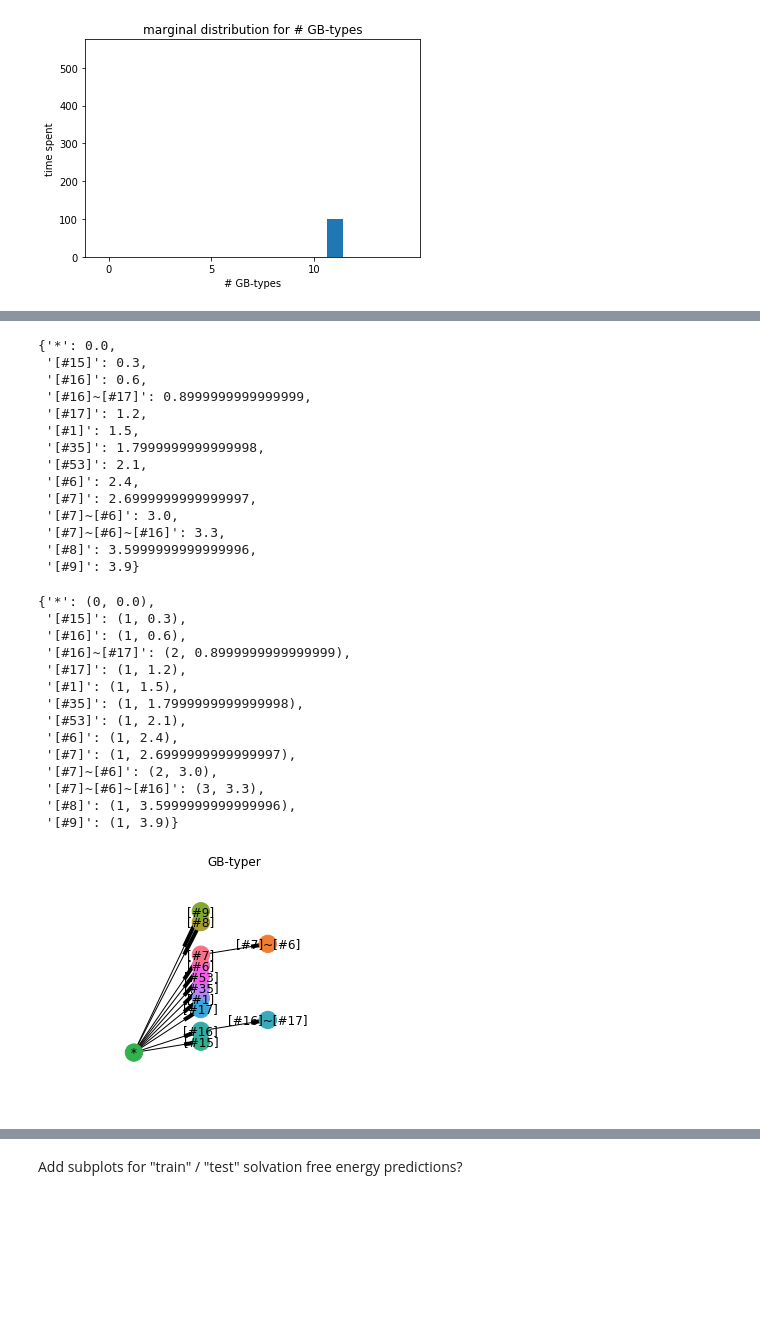
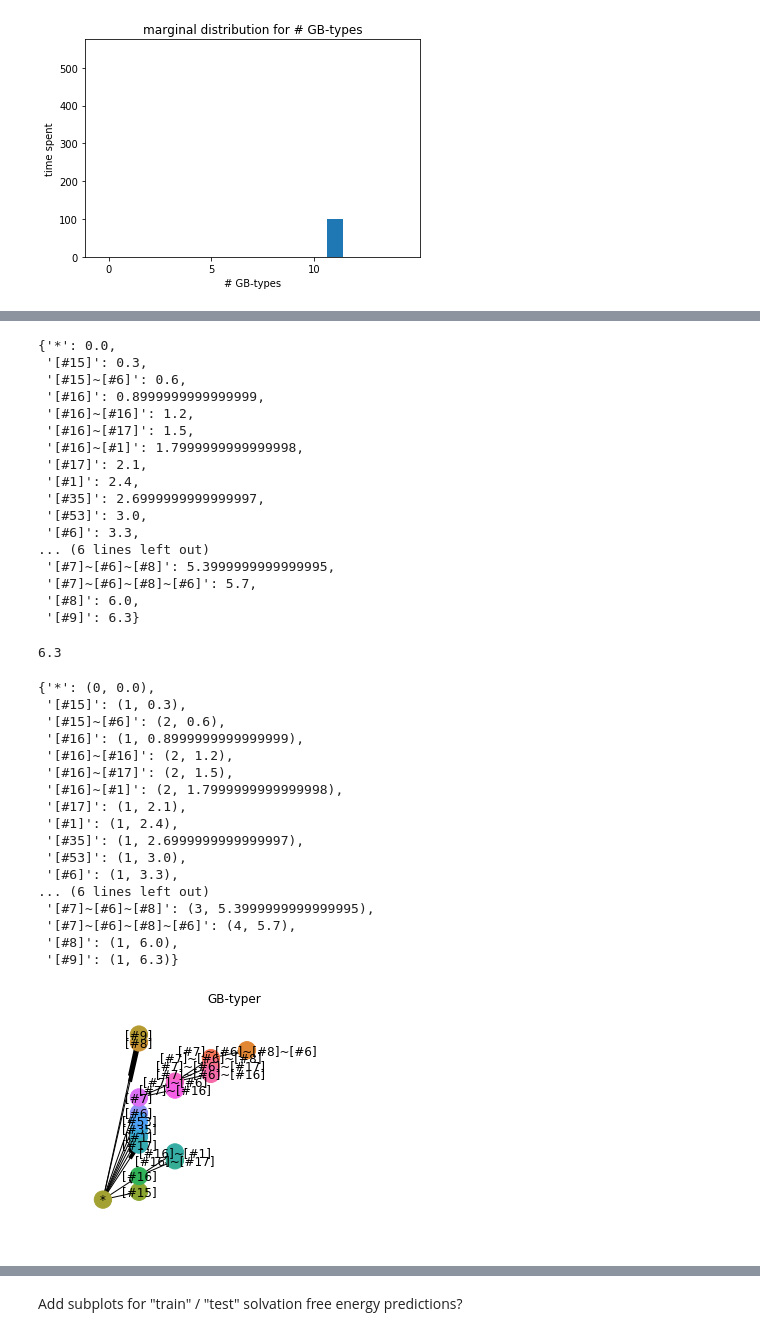
Before and after one commit to openforcefield/bayes-implicit-solvent, a Jupyter notebook: notebooks/plot rjmc typing trees.ipynb, the cells around one changed output, grey strips where cells are left out. Cells and saved outputs as stored; diff of their text form; code cells hidden in the pictures; blank space fills up the shorter version.

```diff
--- a/notebooks/plot rjmc typing trees.ipynb
+++ b/notebooks/plot rjmc typing trees.ipynb
@@ -13,4 +14,4 @@ glob('../bayes_implicit_solvent/rjmc_experiments/bugfixed_*gaussian_ll.pkl')
  '../bayes_implicit_solvent/rjmc_experiments/bugfixed_tree_rjmc_run_n_compounds=321_n_iter=1000_gaussian_ll.pkl']
 # %%
-with open('../bayes_implicit_solvent/rjmc_experiments/bugfixed_tree_rjmc_run_n_compounds=321_n_iter=1000_gaussian_ll.pkl', 'rb') as f:
+with open('../bayes_implicit_solvent/rjmc_experiments/bugfixed_tree_rjmc_run_n_compounds=321_n_iter=5000_gaussian_ll.pkl', 'rb') as f:
     result = load(f)
@@ -229,0 +249,4 @@ for i in range(len(all_types)):
+# %%
+for y, n in zip(ys, all_types):
+    if np.min(y) < 0:
+        print(n)
@@ -321,49 +369,59 @@ height_dict
 # %% [output]
 {'*': 0.0,
  '[#15]': 0.3,
- '[#16]': 0.6,
- '[#16]~[#17]': 0.8999999999999999,
- '[#17]': 1.2,
- '[#1]': 1.5,
- '[#35]': 1.7999999999999998,
- '[#53]': 2.1,
- '[#6]': 2.4,
- '[#7]': 2.6999999999999997,
- '[#7]~[#6]': 3.0,
- '[#7]~[#6]~[#16]': 3.3,
- '[#8]': 3.5999999999999996,
- '[#9]': 3.9}
+ '[#15]~[#6]': 0.6,
+ '[#16]': 0.8999999999999999,
+ '[#16]~[#16]': 1.2,
+ '[#16]~[#17]': 1.5,
+ '[#16]~[#1]': 1.7999999999999998,
+ '[#17]': 2.1,
+ '[#1]': 2.4,
+ '[#35]': 2.6999999999999997,
+ '[#53]': 3.0,
+ '[#6]': 3.3,
+... (6 lines left out)
+ '[#7]~[#6]~[#8]': 5.3999999999999995,
+ '[#7]~[#6]~[#8]~[#6]': 5.7,
+ '[#8]': 6.0,
+ '[#9]': 6.3}
+# %%
+max(height_dict.values())
+# %% [output]
+6.3
 # %%
 pos_dict = dict(zip(all_types, [(depth_dict[t], height_dict[t]) for t in all_types]))
 pos_dict
 # %% [output]
 {'*': (0, 0.0),
  '[#15]': (1, 0.3),
- '[#16]': (1, 0.6),
- '[#16]~[#17]': (2, 0.8999999999999999),
- '[#17]': (1, 1.2),
- '[#1]': (1, 1.5),
- '[#35]': (1, 1.7999999999999998),
- '[#53]': (1, 2.1),
- '[#6]': (1, 2.4),
- '[#7]': (1, 2.6999999999999997),
- '[#7]~[#6]': (2, 3.0),
- '[#7]~[#6]~[#16]': (3, 3.3),
- '[#8]': (1, 3.5999999999999996),
- '[#9]': (1, 3.9)}
+ '[#15]~[#6]': (2, 0.6),
+ '[#16]': (1, 0.8999999999999999),
+ '[#16]~[#16]': (2, 1.2),
+ '[#16]~[#17]': (2, 1.5),
+ '[#16]~[#1]': (2, 1.7999999999999998),
+ '[#17]': (1, 2.1),
+ '[#1]': (1, 2.4),
+ '[#35]': (1, 2.6999999999999997),
+ '[#53]': (1, 3.0),
+ '[#6]': (1, 3.3),
+... (6 lines left out)
+ '[#7]~[#6]~[#8]': (3, 5.3999999999999995),
+ '[#7]~[#6]~[#8]~[#6]': (4, 5.7),
+ '[#8]': (1, 6.0),
+ '[#9]': (1, 6.3)}
 # %%
 def draw_typing_tree(tree):
     node_color = [color_dict[n] for n in tree.G.nodes()]
     nx.draw_networkx(tree.G, pos=pos_dict, node_color=node_color)
-    plt.xlim(-1,4)
-    plt.ylim(-1,5)
+    plt.xlim(-1,max(height_dict.values()) + 2)
+    plt.ylim(-1,max(height_dict.values()) + 1)
     #plt.xticks([])
     #plt.yticks([])
     plt.axis('off')
     plt.title('GB-typer')
 draw_typing_tree(traj[-1])
 # %% [output]
-[figure, old version]
+[figure, new version]
 # %%
 def plot_summary(t=1000):
     plt.figure(figsize=(8,8))
```
Also changed, not shown: parts of 28 cells of this notebook, 4 other files.
